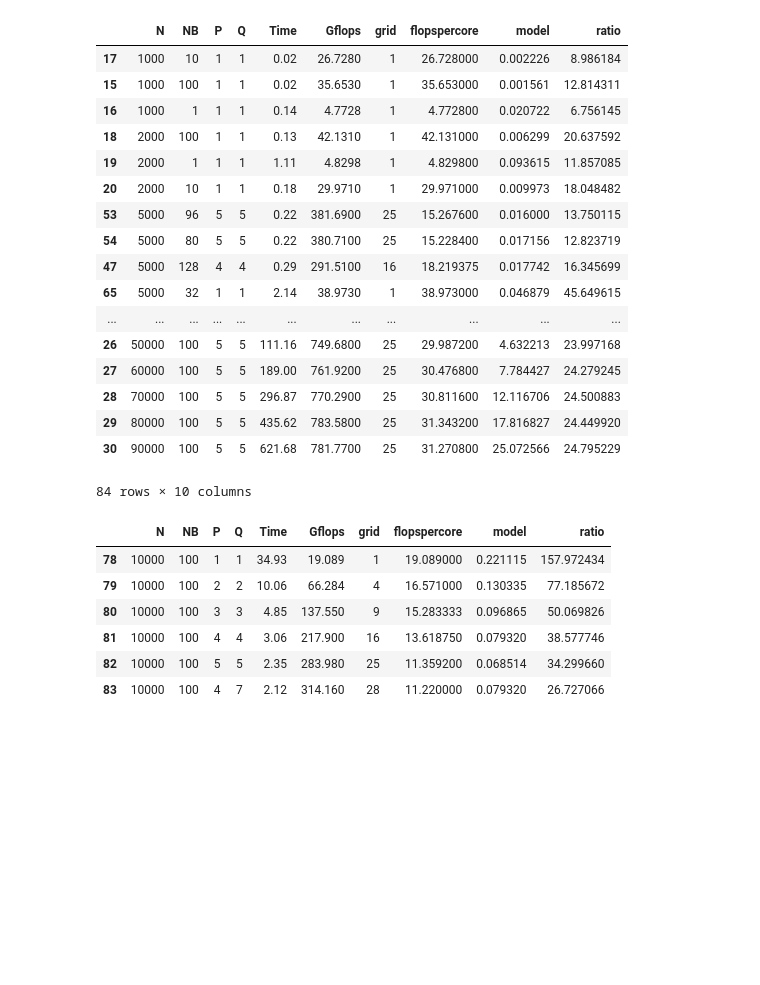
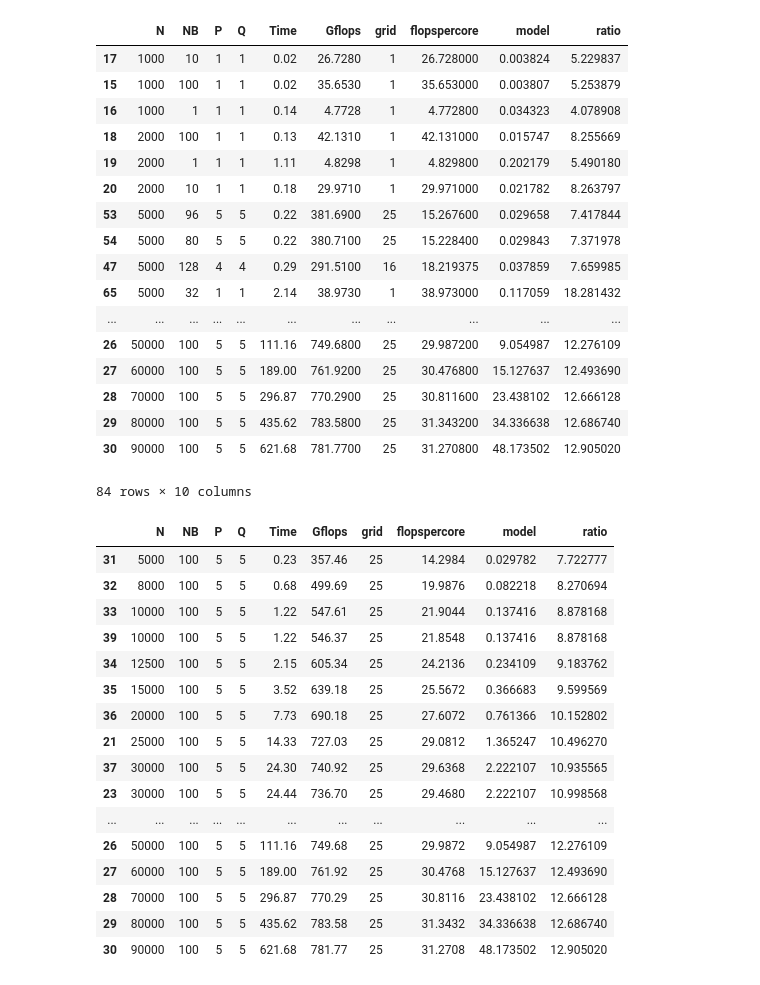
Before and after one commit to hypan599/cse6230, a Jupyter notebook: final/plot.ipynb, the cells around one changed output. Cells and saved outputs as stored; diff of their text form; code cells hidden in the pictures; blank space fills up the shorter version.

```diff
--- a/final/plot.ipynb
+++ b/final/plot.ipynb
@@ -3,7 +3,7 @@ import pandas as pd
 import matplotlib.pyplot as plt
 from math import log
 # %%
-FLOPS=2.15e12/28
+FLOPS=3e10
 def my_model(N, NB, Q, la=6e-6, mu=3e-10, peak_flops=FLOPS, percent=False):
     comp = (N * NB ** 2 / 6 + N * NB / 2 + N ** 2 * NB / Q + 2 * N ** 3 / 3 / Q / NB)
     comp += 2 * (N ** 2 / Q + N * NB)
@@ -31,22 +31,22 @@ data = data.sort_values(by="N")
 data
 # %% [output]
 |  | N | NB | P | Q | Time | Gflops | grid | flopspercore | model | ratio |
-| 17 | 1000 | 10 | 1 | 1 | 0.02 | 26.7280 | 1 | 26.728000 | 0.002226 | 8.986184 |
-| 15 | 1000 | 100 | 1 | 1 | 0.02 | 35.6530 | 1 | 35.653000 | 0.001561 | 12.814311 |
-| 16 | 1000 | 1 | 1 | 1 | 0.14 | 4.7728 | 1 | 4.772800 | 0.020722 | 6.756145 |
-| 18 | 2000 | 100 | 1 | 1 | 0.13 | 42.1310 | 1 | 42.131000 | 0.006299 | 20.637592 |
-| 19 | 2000 | 1 | 1 | 1 | 1.11 | 4.8298 | 1 | 4.829800 | 0.093615 | 11.857085 |
-| 20 | 2000 | 10 | 1 | 1 | 0.18 | 29.9710 | 1 | 29.971000 | 0.009973 | 18.048482 |
-| 53 | 5000 | 96 | 5 | 5 | 0.22 | 381.6900 | 25 | 15.267600 | 0.016000 | 13.750115 |
-| 54 | 5000 | 80 | 5 | 5 | 0.22 | 380.7100 | 25 | 15.228400 | 0.017156 | 12.823719 |
-| 47 | 5000 | 128 | 4 | 4 | 0.29 | 291.5100 | 16 | 18.219375 | 0.017742 | 16.345699 |
-| 65 | 5000 | 32 | 1 | 1 | 2.14 | 38.9730 | 1 | 38.973000 | 0.046879 | 45.649615 |
+| 17 | 1000 | 10 | 1 | 1 | 0.02 | 26.7280 | 1 | 26.728000 | 0.003824 | 5.229837 |
+| 15 | 1000 | 100 | 1 | 1 | 0.02 | 35.6530 | 1 | 35.653000 | 0.003807 | 5.253879 |
+| 16 | 1000 | 1 | 1 | 1 | 0.14 | 4.7728 | 1 | 4.772800 | 0.034323 | 4.078908 |
+| 18 | 2000 | 100 | 1 | 1 | 0.13 | 42.1310 | 1 | 42.131000 | 0.015747 | 8.255669 |
+| 19 | 2000 | 1 | 1 | 1 | 1.11 | 4.8298 | 1 | 4.829800 | 0.202179 | 5.490180 |
+| 20 | 2000 | 10 | 1 | 1 | 0.18 | 29.9710 | 1 | 29.971000 | 0.021782 | 8.263797 |
+| 53 | 5000 | 96 | 5 | 5 | 0.22 | 381.6900 | 25 | 15.267600 | 0.029658 | 7.417844 |
+| 54 | 5000 | 80 | 5 | 5 | 0.22 | 380.7100 | 25 | 15.228400 | 0.029843 | 7.371978 |
+| 47 | 5000 | 128 | 4 | 4 | 0.29 | 291.5100 | 16 | 18.219375 | 0.037859 | 7.659985 |
+| 65 | 5000 | 32 | 1 | 1 | 2.14 | 38.9730 | 1 | 38.973000 | 0.117059 | 18.281432 |
 | ... | ... | ... | ... | ... | ... | ... | ... | ... | ... | ... |
-| 26 | 50000 | 100 | 5 | 5 | 111.16 | 749.6800 | 25 | 29.987200 | 4.632213 | 23.997168 |
-| 27 | 60000 | 100 | 5 | 5 | 189.00 | 761.9200 | 25 | 30.476800 | 7.784427 | 24.279245 |
-| 28 | 70000 | 100 | 5 | 5 | 296.87 | 770.2900 | 25 | 30.811600 | 12.116706 | 24.500883 |
-| 29 | 80000 | 100 | 5 | 5 | 435.62 | 783.5800 | 25 | 31.343200 | 17.816827 | 24.449920 |
-| 30 | 90000 | 100 | 5 | 5 | 621.68 | 781.7700 | 25 | 31.270800 | 25.072566 | 24.795229 |
+| 26 | 50000 | 100 | 5 | 5 | 111.16 | 749.6800 | 25 | 29.987200 | 9.054987 | 12.276109 |
+| 27 | 60000 | 100 | 5 | 5 | 189.00 | 761.9200 | 25 | 30.476800 | 15.127637 | 12.493690 |
+| 28 | 70000 | 100 | 5 | 5 | 296.87 | 770.2900 | 25 | 30.811600 | 23.438102 | 12.666128 |
+| 29 | 80000 | 100 | 5 | 5 | 435.62 | 783.5800 | 25 | 31.343200 | 34.336638 | 12.686740 |
+| 30 | 90000 | 100 | 5 | 5 | 621.68 | 781.7700 | 25 | 31.270800 | 48.173502 | 12.905020 |
 84 rows × 10 columns
 # %%
 g = 25
@@ -56,17 +56,29 @@ n = 10000
 data_nb_g = data[data.grid==g][data.NB==nb].iloc[:, :]
 data_nb_n = data[data.N==n][data.NB==nb].iloc[:, :]
 data_n_g = data[data.N==n][data.grid==g].iloc[:, :]
-data_use = data_nb_n
+data_use = data_nb_g
 # %%
-data_use = data_use.sort_values(by="NB").loc[list(range(78, 84)), :]
+# data_use = data_use.sort_values(by="NB").loc[list(range(78, 84)), :]
+# data_use = data_use.sort_values(by="N").drop(index=list(range(78, 83)) + [73])
+data_use = data_use.sort_values(by="N").drop(index=82)
 data_use
 # %% [output]
 |  | N | NB | P | Q | Time | Gflops | grid | flopspercore | model | ratio |
-| 78 | 10000 | 100 | 1 | 1 | 34.93 | 19.089 | 1 | 19.089000 | 0.221115 | 157.972434 |
-| 79 | 10000 | 100 | 2 | 2 | 10.06 | 66.284 | 4 | 16.571000 | 0.130335 | 77.185672 |
-| 80 | 10000 | 100 | 3 | 3 | 4.85 | 137.550 | 9 | 15.283333 | 0.096865 | 50.069826 |
-| 81 | 10000 | 100 | 4 | 4 | 3.06 | 217.900 | 16 | 13.618750 | 0.079320 | 38.577746 |
-| 82 | 10000 | 100 | 5 | 5 | 2.35 | 283.980 | 25 | 11.359200 | 0.068514 | 34.299660 |
-| 83 | 10000 | 100 | 4 | 7 | 2.12 | 314.160 | 28 | 11.220000 | 0.079320 | 26.727066 |
+| 31 | 5000 | 100 | 5 | 5 | 0.23 | 357.46 | 25 | 14.2984 | 0.029782 | 7.722777 |
+| 32 | 8000 | 100 | 5 | 5 | 0.68 | 499.69 | 25 | 19.9876 | 0.082218 | 8.270694 |
+| 33 | 10000 | 100 | 5 | 5 | 1.22 | 547.61 | 25 | 21.9044 | 0.137416 | 8.878168 |
+| 39 | 10000 | 100 | 5 | 5 | 1.22 | 546.37 | 25 | 21.8548 | 0.137416 | 8.878168 |
+| 34 | 12500 | 100 | 5 | 5 | 2.15 | 605.34 | 25 | 24.2136 | 0.234109 | 9.183762 |
+| 35 | 15000 | 100 | 5 | 5 | 3.52 | 639.18 | 25 | 25.5672 | 0.366683 | 9.599569 |
+| 36 | 20000 | 100 | 5 | 5 | 7.73 | 690.18 | 25 | 27.6072 | 0.761366 | 10.152802 |
+| 21 | 25000 | 100 | 5 | 5 | 14.33 | 727.03 | 25 | 29.0812 | 1.365247 | 10.496270 |
+| 37 | 30000 | 100 | 5 | 5 | 24.30 | 740.92 | 25 | 29.6368 | 2.222107 | 10.935565 |
+| 23 | 30000 | 100 | 5 | 5 | 24.44 | 736.70 | 25 | 29.4680 | 2.222107 | 10.998568 |
+| ... | ... | ... | ... | ... | ... | ... | ... | ... | ... | ... |
+| 26 | 50000 | 100 | 5 | 5 | 111.16 | 749.68 | 25 | 29.9872 | 9.054987 | 12.276109 |
+| 27 | 60000 | 100 | 5 | 5 | 189.00 | 761.92 | 25 | 30.4768 | 15.127637 | 12.493690 |
+| 28 | 70000 | 100 | 5 | 5 | 296.87 | 770.29 | 25 | 30.8116 | 23.438102 | 12.666128 |
+| 29 | 80000 | 100 | 5 | 5 | 435.62 | 783.58 | 25 | 31.3432 | 34.336638 | 12.686740 |
+| 30 | 90000 | 100 | 5 | 5 | 621.68 | 781.77 | 25 | 31.2708 | 48.173502 | 12.905020 |
 # %%
 ax = plt.subplot(111)
```
Also changed, not shown: parts of 6 cells of this notebook, 10 other files.
